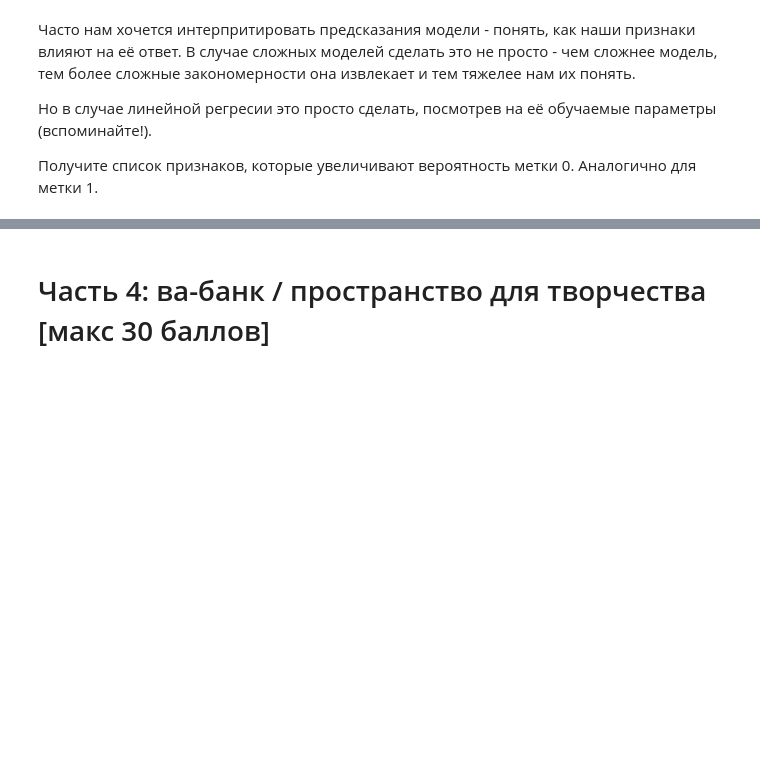
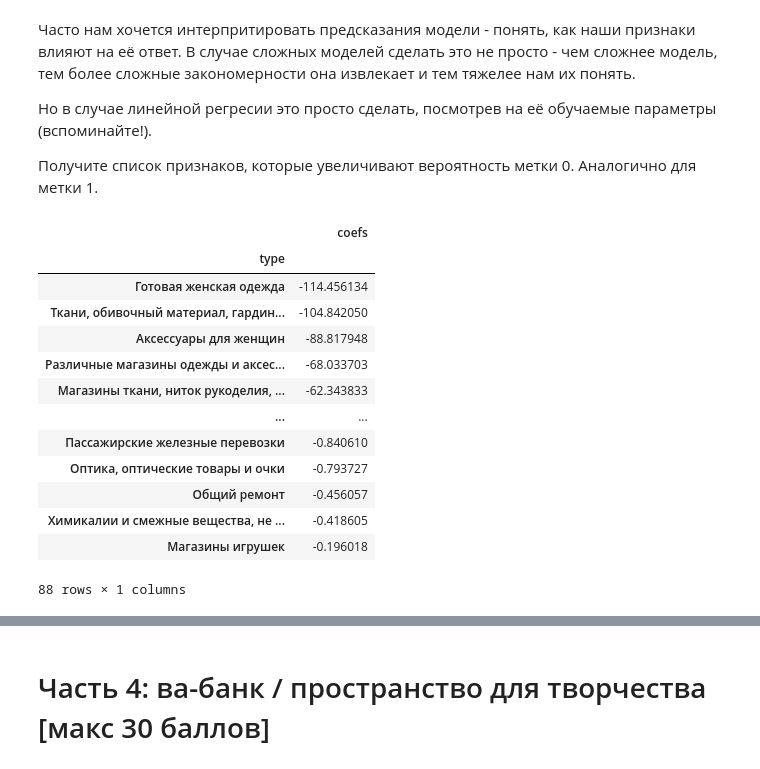
Before and after one commit to Kerblif/andan_2023-1, a Jupyter notebook: hw/hw03-logreg_must_suffer.ipynb, the cells around one changed output, grey strips where cells are left out. Cells and saved outputs as stored; diff of their text form; code cells hidden in the pictures; blank space fills up the shorter version.

```diff
--- a/hw/hw03-logreg_must_suffer.ipynb
+++ b/hw/hw03-logreg_must_suffer.ipynb
@@ -460,5 +473,30 @@ __Ваш вывод__:
 Получите список признаков, которые увеличивают вероятность метки 0.
 Аналогично для метки 1.
 # %%
-# Ваш код здесь
+coefs = model.coef_[0]
+columns = df_agregate.columns.drop(["user_id", "gender"])
+
+assert len(coefs) == len(columns)
+
+df_coefs = pd.DataFrame({"type": columns, "coefs": coefs})
+
+df_down_coefs = df_coefs[df_coefs.coefs < 0]
+df_up_coefs = df_coefs[df_coefs.coefs > 0]
+
+df_down_coefs.set_index("type").sort_values(by="coefs")
+# %% [output]
+|  | coefs |
+| type |  |
+| Готовая женская одежда | -114.456134 |
+| Ткани, обивочный материал, гардин... | -104.842050 |
+| Аксессуары для женщин | -88.817948 |
+| Различные магазины одежды и аксес... | -68.033703 |
+| Магазины ткани, ниток рукоделия, ... | -62.343833 |
+| ... | ... |
+| Пассажирские железные перевозки | -0.840610 |
+| Оптика, оптические товары и очки | -0.793727 |
+| Общий ремонт | -0.456057 |
+| Химикалии и смежные вещества, не ... | -0.418605 |
+| Магазины игрушек | -0.196018 |
+88 rows × 1 columns
 # %%
```
Also changed, not shown: parts of 8 cells of this notebook.
